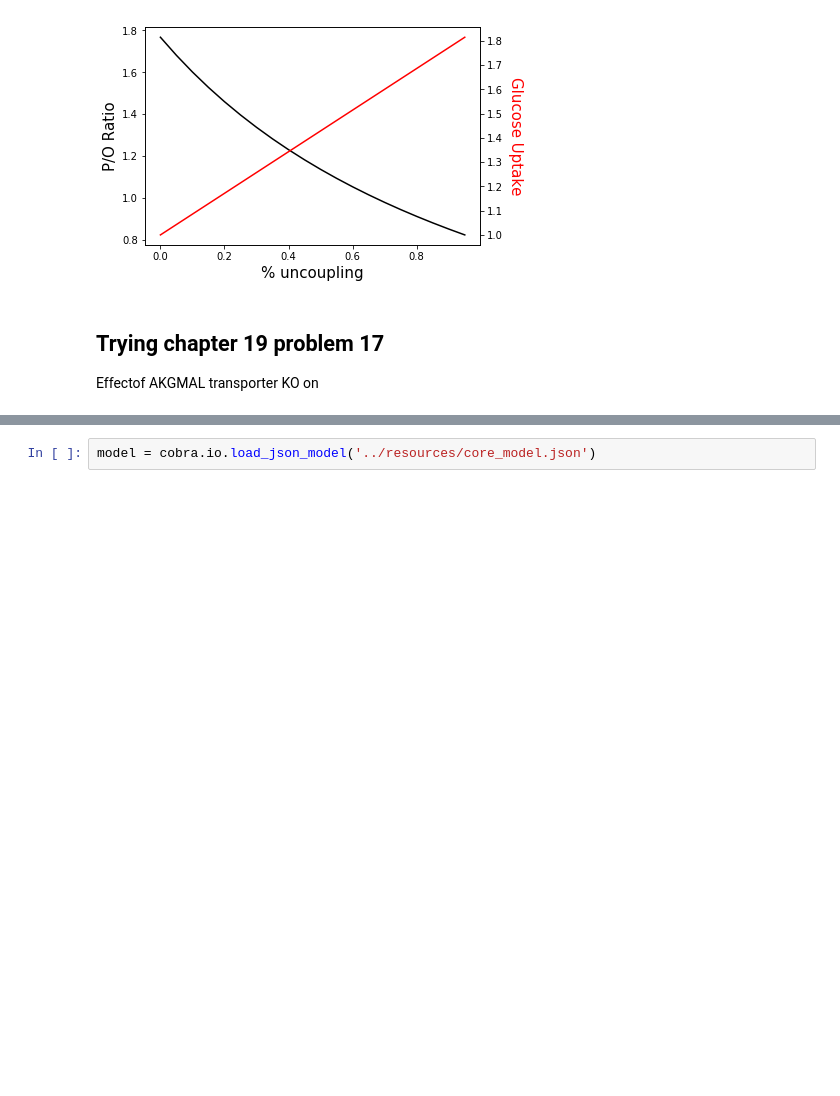
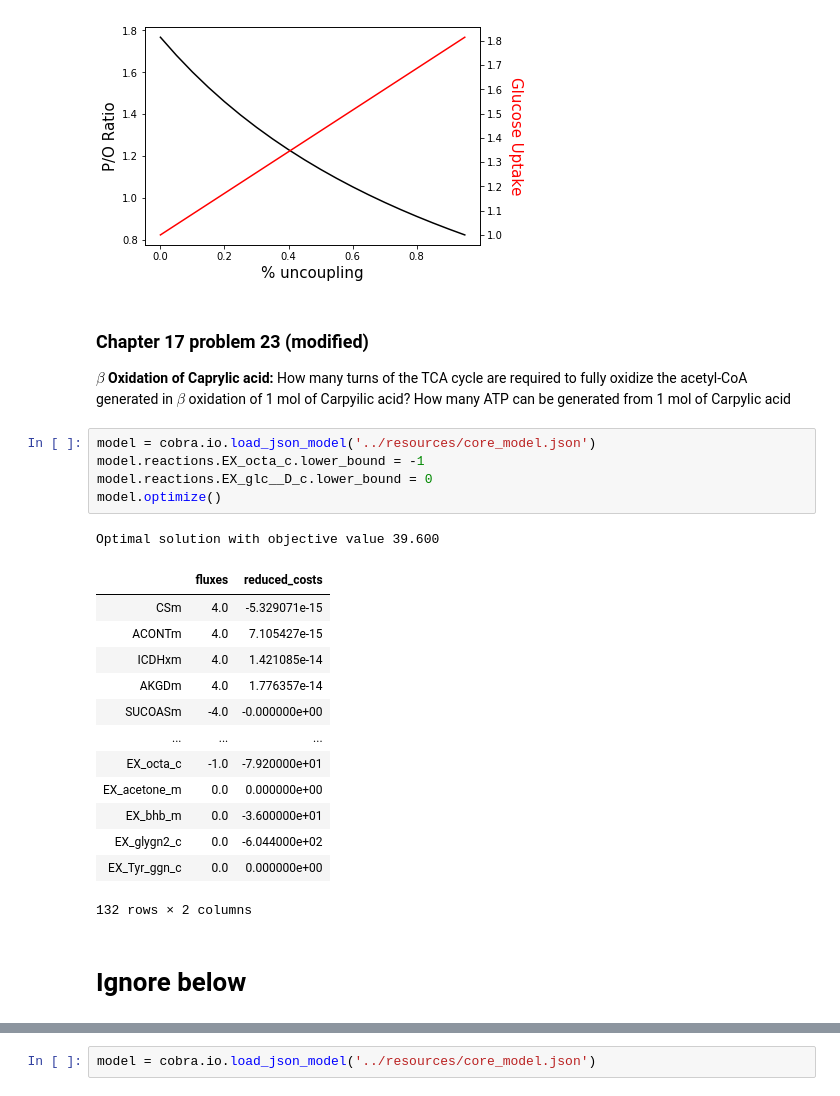
Before and after one commit to coltonlloyd/beng_213, a Jupyter notebook: beng213/completed_exercises/Exercise 3 - Solving homework problems.ipynb, the cells around one changed output, grey strips where cells are left out. Saved outputs shown, nothing was run; the diff lists cells and outputs as text; blank space fills up the shorter version.

```diff
--- a/beng213/completed_exercises/Exercise 3 - Solving homework problems.ipynb
+++ b/beng213/completed_exercises/Exercise 3 - Solving homework problems.ipynb
@@ -220,6 +247,29 @@ ax2.set_ylabel('Glucose Uptake', fontdict={'color':'r',
 [figure]
 Text(0,0.5,'Glucose Uptake')
 [figure]
-# %% [markdown]
-## Trying chapter 19 problem 17
-Effectof AKGMAL transporter KO on
+# %% [markdown]
+### Chapter 17 problem 23 (modified)
+
+**$\beta$ Oxidation of Caprylic acid:** How many turns of the TCA cycle are required to fully oxidize the acetyl-CoA generated in $\beta$ oxidation of 1 mol of Carpyilic acid? How many ATP can be generated from 1 mol of Carpylic acid
+# %%
+model = cobra.io.load_json_model('../resources/core_model.json')
+model.reactions.EX_octa_c.lower_bound = -1
+model.reactions.EX_glc__D_c.lower_bound = 0
+model.optimize()
+# %% [output]
+Optimal solution with objective value 39.600
+|  | fluxes | reduced_costs |
+| CSm | 4.0 | -5.329071e-15 |
+| ACONTm | 4.0 | 7.105427e-15 |
+| ICDHxm | 4.0 | 1.421085e-14 |
+| AKGDm | 4.0 | 1.776357e-14 |
+| SUCOASm | -4.0 | -0.000000e+00 |
+| ... | ... | ... |
+| EX_octa_c | -1.0 | -7.920000e+01 |
+| EX_acetone_m | 0.0 | 0.000000e+00 |
+| EX_bhb_m | 0.0 | -3.600000e+01 |
+| EX_glygn2_c | 0.0 | -6.044000e+02 |
+| EX_Tyr_ggn_c | 0.0 | 0.000000e+00 |
+132 rows × 2 columns
+# %% [markdown]
+# Ignore below
```
Also changed, not shown: parts of 19 cells of this notebook, 3 other files.
